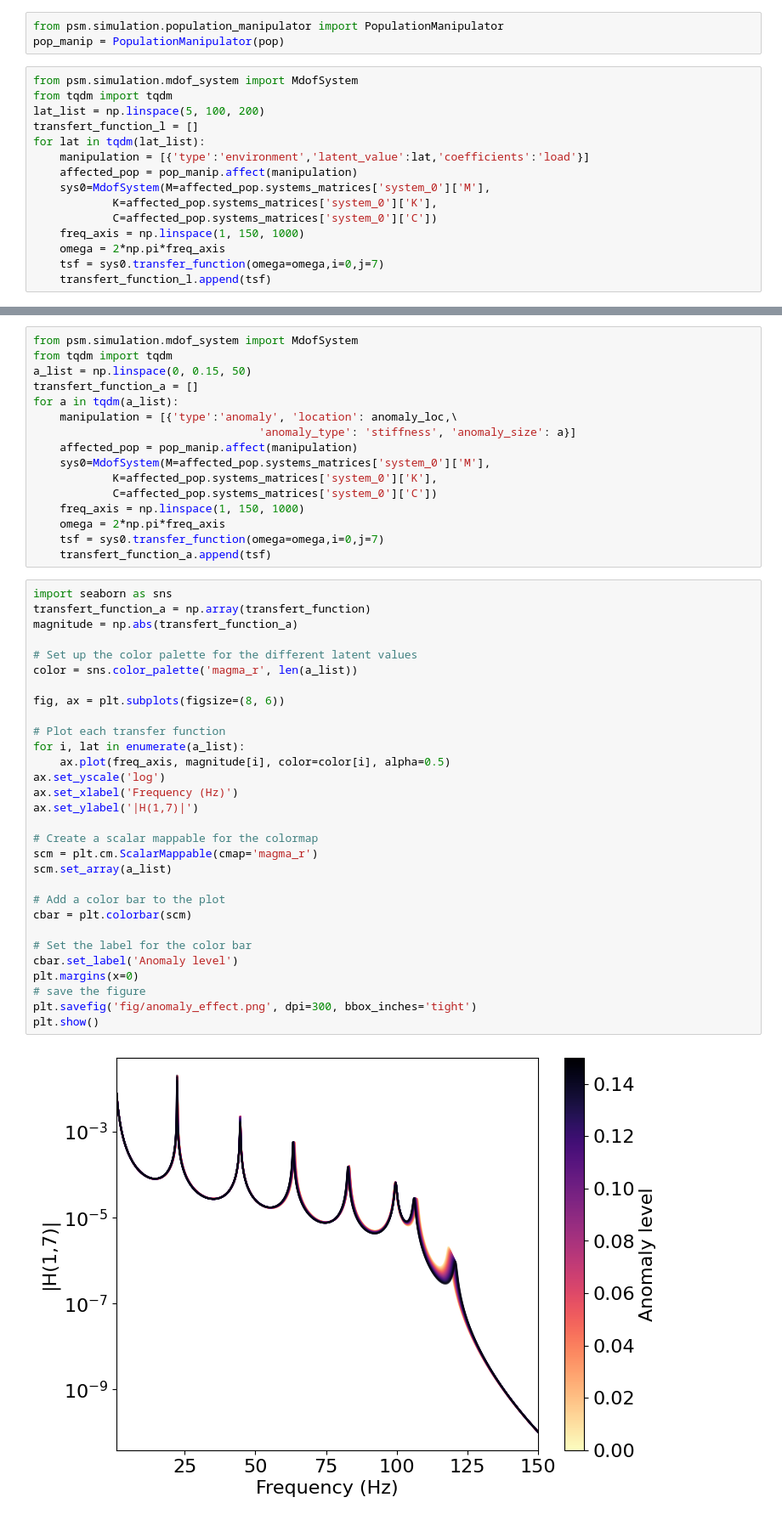
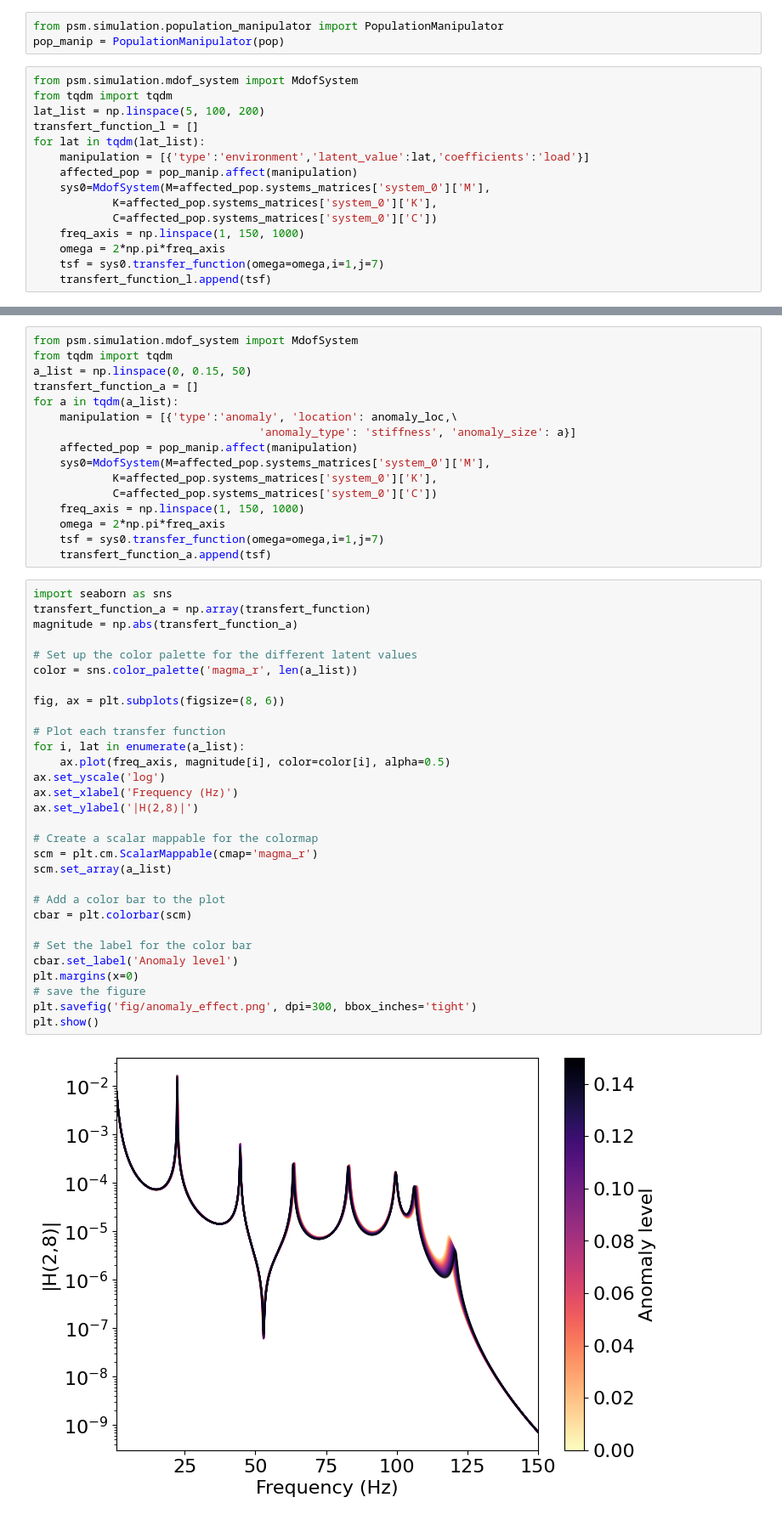
Before and after one commit to YacineBelHadj/PSHM_mdof, a Jupyter notebook: notebooks/testing/anomaly_effect_and_envirement.ipynb, the cells around one changed output, grey strips where cells are left out. Shown at 85% size. Saved outputs shown, nothing was run; the diff lists cells and outputs as text.

```diff
--- a/notebooks/testing/anomaly_effect_and_envirement.ipynb
+++ b/notebooks/testing/anomaly_effect_and_envirement.ipynb
@@ -31,7 +31,7 @@ for lat in tqdm(lat_list):
             C=affected_pop.systems_matrices['system_0']['C'])
     freq_axis = np.linspace(1, 150, 1000)
     omega = 2*np.pi*freq_axis
-    tsf = sys0.transfer_function(omega=omega,i=0,j=7)
+    tsf = sys0.transfer_function(omega=omega,i=1,j=7)
     transfert_function_l.append(tsf)
 # %%
 import seaborn as sns
@@ -79,37 +79,37 @@ for a in tqdm(a_list):
             C=affected_pop.systems_matrices['system_0']['C'])
     freq_axis = np.linspace(1, 150, 1000)
     omega = 2*np.pi*freq_axis
-    tsf = sys0.transfer_function(omega=omega,i=0,j=7)
+    tsf = sys0.transfer_function(omega=omega,i=1,j=7)
     transfert_function_a.append(tsf)
 # %%
 import seaborn as sns
 transfert_function_a = np.array(transfert_function)
 magnitude = np.abs(transfert_function_a)
 
 # Set up the color palette for the different latent values
 color = sns.color_palette('magma_r', len(a_list))
 
 fig, ax = plt.subplots(figsize=(8, 6))
 
 # Plot each transfer function
 for i, lat in enumerate(a_list):
     ax.plot(freq_axis, magnitude[i], color=color[i], alpha=0.5)
 ax.set_yscale('log')
 ax.set_xlabel('Frequency (Hz)')
-ax.set_ylabel('|H(1,7)|')
+ax.set_ylabel('|H(2,8)|')
 
 # Create a scalar mappable for the colormap
 scm = plt.cm.ScalarMappable(cmap='magma_r')
 scm.set_array(a_list)
 
 # Add a color bar to the plot
 cbar = plt.colorbar(scm)
 
 # Set the label for the color bar
 cbar.set_label('Anomaly level')
 plt.margins(x=0)
 # save the figure
 plt.savefig('fig/anomaly_effect.png', dpi=300, bbox_inches='tight')
 plt.show()
 # %% [output]
-[figure, old version]
+[figure, new version]
```
Also changed, not shown: parts of 1 cell of this notebook, 31 other files.
